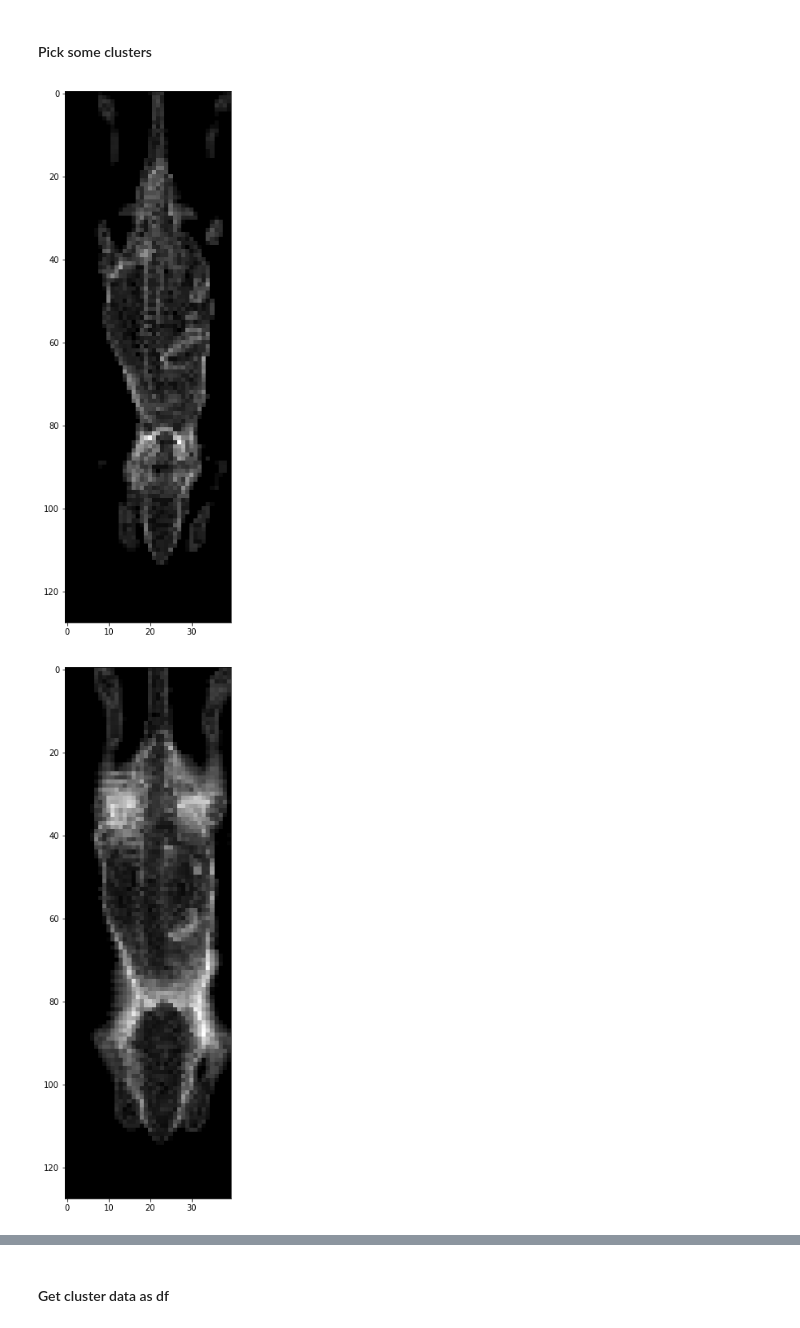
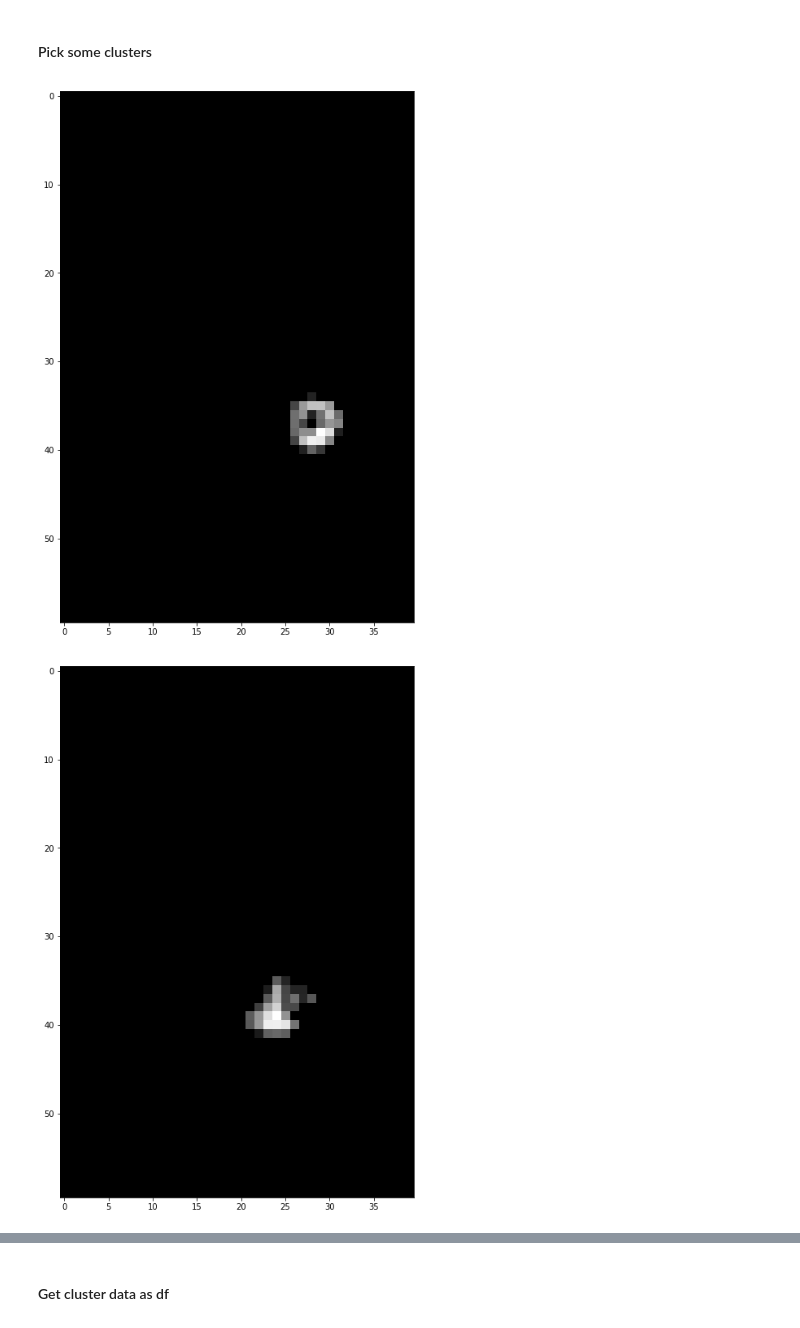
Before and after one commit to johnhainline/sparsedynamics, a Jupyter notebook: python_implementation/test_dynamics.ipynb, the cells around one changed output, grey strips where cells are left out. Cells and saved outputs as stored; diff of their text form; code cells hidden in the pictures.

```diff
--- a/python_implementation/test_dynamics.ipynb
+++ b/python_implementation/test_dynamics.ipynb
@@ -4,8 +4,11 @@ import pandas as pd
 import matplotlib.pyplot as plt
 import os
 from load_img.baseimage import PETImage, normalize
+from scipy.integrate import odeint
 from kmeans_segmentation import pca_kmeans_segmentation, fourier_kmeans_segmentation, apply_masks
 from utility_functions import sparsifyDynamics, poolData
+from matplotlib import style
+style.use('dark_background')
 # %% [markdown]
 #### Some helpful functions
 # %%
@@ -108,8 +115,9 @@ sdf.plot(figsize=(18, 16),marker='.')
 # %% [markdown]
 #### Pick some clusters
 # %%
-disp_segment(new_rois[10], figsize=(14,12))
-disp_segment(new_rois[19], figsize=(14,12))
+disp_segment(new_rois[3], figsize=(14,12),view_ax='z')
+disp_segment(new_rois[4], figsize=(14,12),view_ax='z')
+disp_segment(new_rois[8], figsize=(14,12),view_ax='z')
 # %% [output]
-[figure, old version]
+[figure, new version]
-[figure, old version]
+[figure, new version]
```
Also changed, not shown: parts of 35 cells of this notebook.
